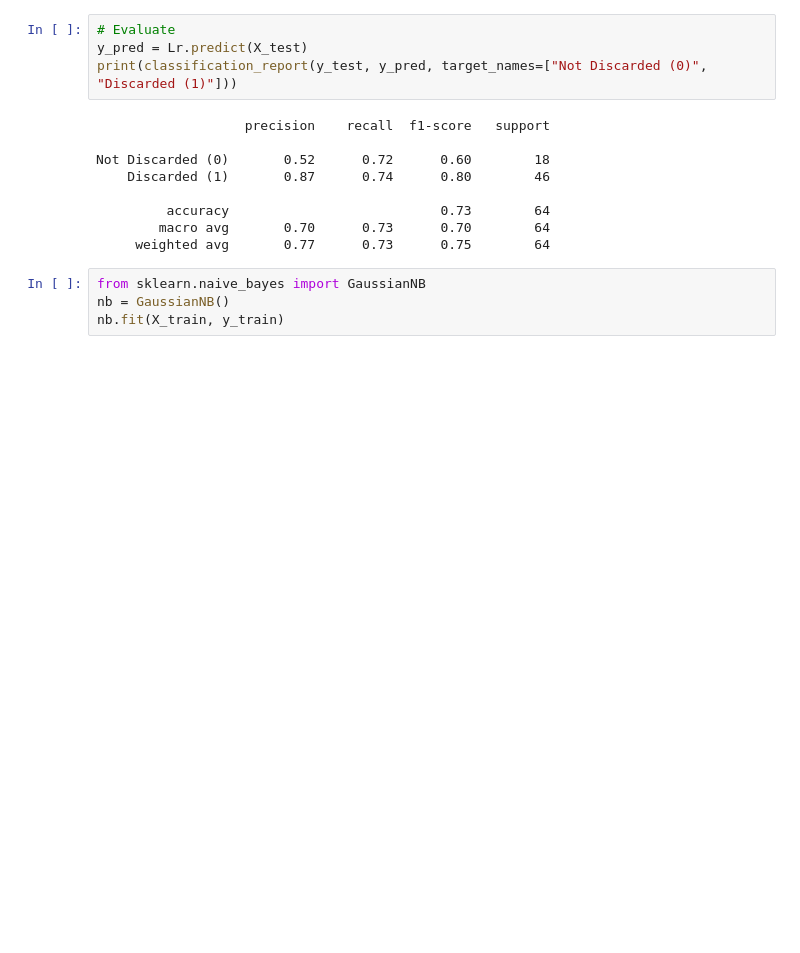
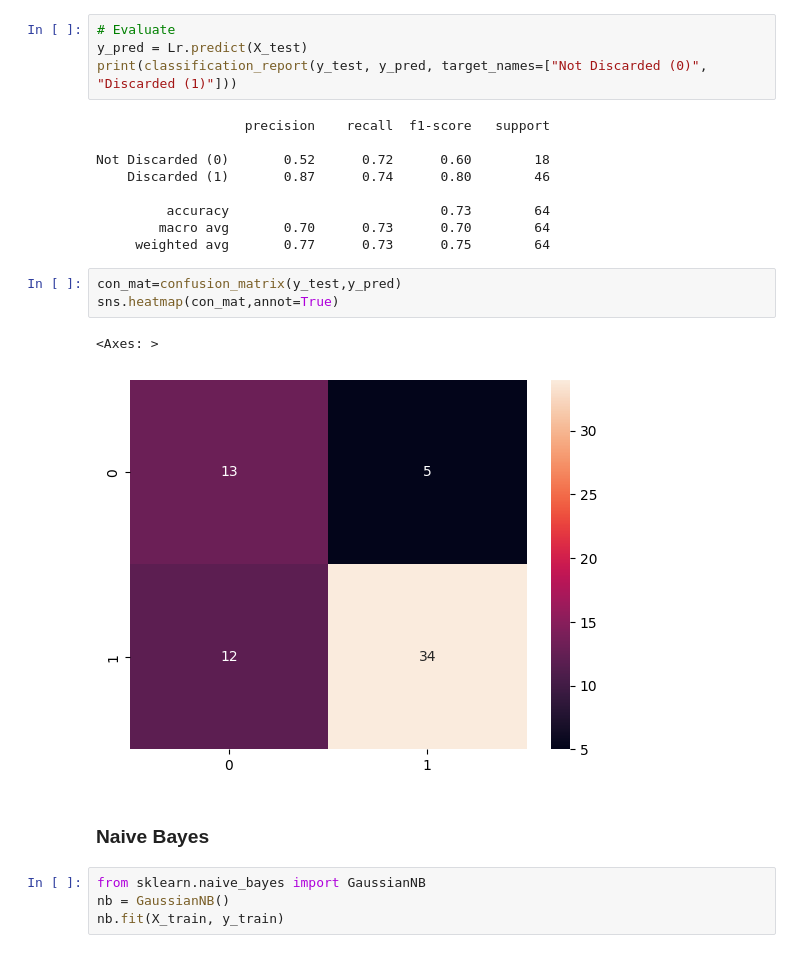
Before and after one commit to Nikhitha-N/protein_spectrometry_data, a Jupyter notebook: Binary_classification.ipynb, the cells around one changed output. Drawn from its saved outputs; the diff is of its cells as text; blank space fills up the shorter version.

```diff
--- a/Binary_classification.ipynb
+++ b/Binary_classification.ipynb
@@ -170,6 +178,14 @@ Not Discarded (0)       0.52      0.72      0.60        18
          accuracy                           0.73        64
         macro avg       0.70      0.73      0.70        64
      weighted avg       0.77      0.73      0.75        64
+# %%
+con_mat=confusion_matrix(y_test,y_pred)
+sns.heatmap(con_mat,annot=True)
+# %% [output]
+<Axes: >
+[figure, added]
+# %% [markdown]
+### Naive Bayes
 # %%
 from sklearn.naive_bayes import GaussianNB
 nb = GaussianNB()
```
Also changed, not shown: parts of 7 cells of this notebook.
